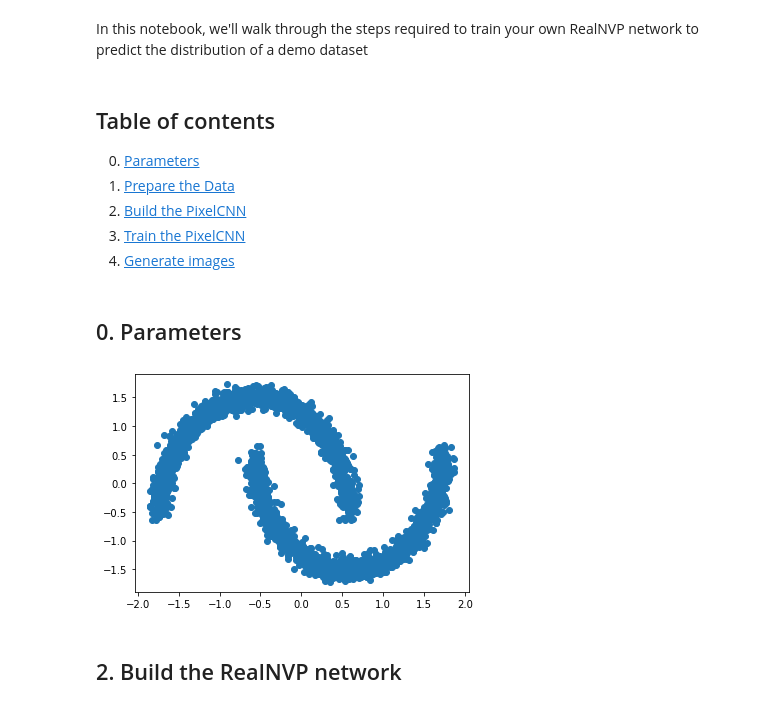
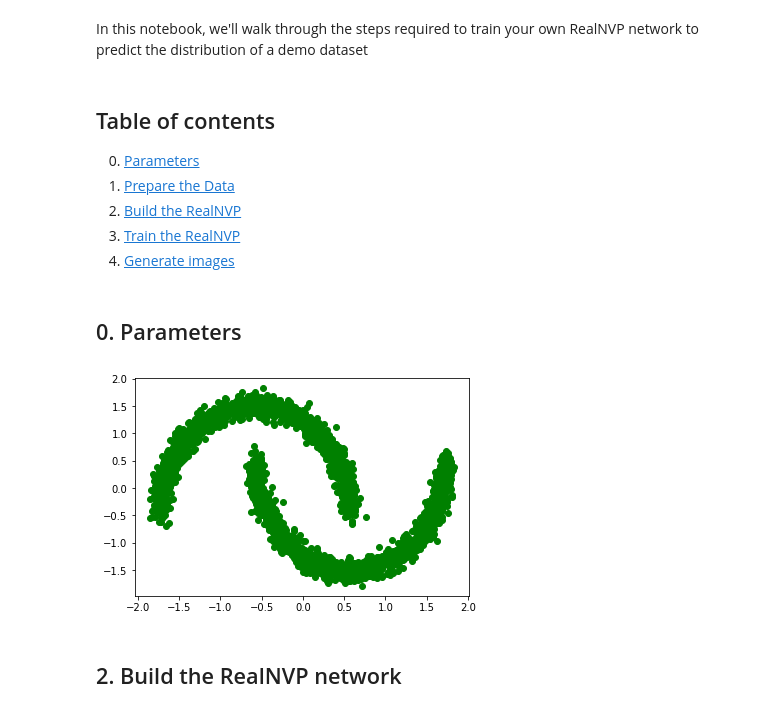
Before and after one commit to davidADSP/Generative_Deep_Learning_2nd_Edition, a Jupyter notebook: notebooks/realnvp/demo/train.ipynb, the cells around one changed output. Saved outputs shown, nothing was run; the diff lists cells and outputs as text; code cells hidden in the pictures.

```diff
--- a/notebooks/realnvp/demo/train.ipynb
+++ b/notebooks/realnvp/demo/train.ipynb
@@ -6,8 +6,8 @@ In this notebook, we'll walk through the steps required to train your own RealNV
 ## Table of contents
 0. [Parameters](#parameters)
 1. [Prepare the Data](#prepare)
-2. [Build the PixelCNN](#build)
-3. [Train the PixelCNN](#train)
+2. [Build the RealNVP](#build)
+3. [Train the RealNVP](#train)
 4. [Generate images](#generate)
 # %%
 %load_ext autoreload
@@ -33,15 +37,14 @@ BATCH_SIZE = 256
 EPOCHS = 300
 # %%
 # Load the data
-data = make_moons(3000, noise=0.05)[0].astype("float32")
+data = datasets.make_moons(3000, noise=0.05)[0].astype("float32")
 norm = keras.layers.Normalization()
 norm.adapt(data)
 normalized_data = norm(data)
+plt.scatter(normalized_data.numpy()[:,0], normalized_data.numpy()[:,1], c = 'green')
+plt.show()
+# %% [output]
+[figure, added]
-# %%
-plt.scatter(normalized_data.numpy()[:,0], normalized_data.numpy()[:,1])
-plt.show()
-# %% [output]
-[figure, removed]
 # %% [markdown]
 ## 2. Build the RealNVP network <a name="build"></a>
 # %%
```
Also changed, not shown: parts of 8 cells of this notebook, 2 other files.
